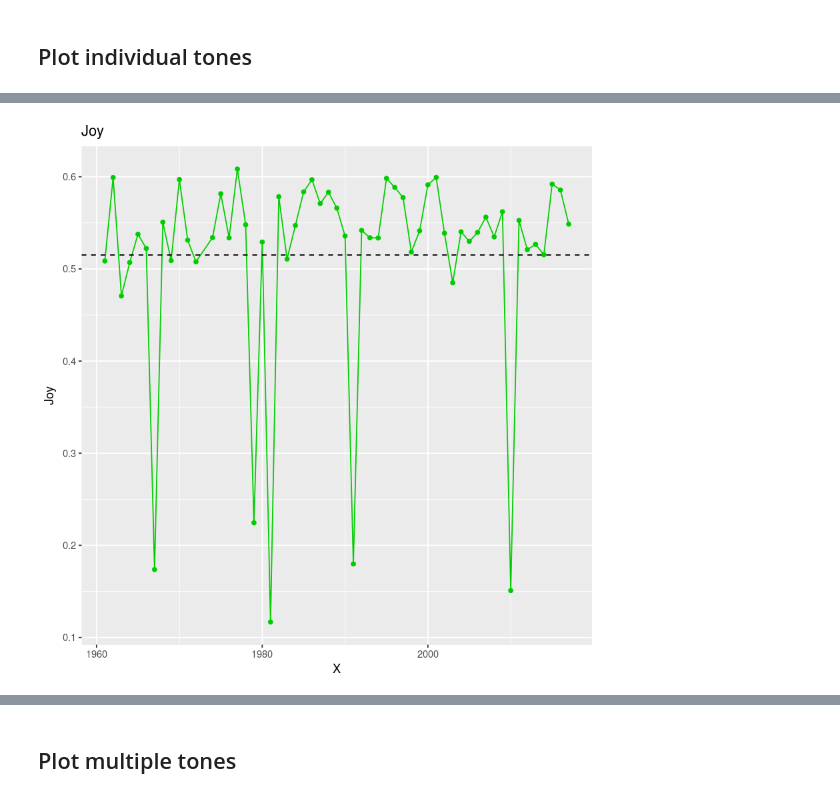
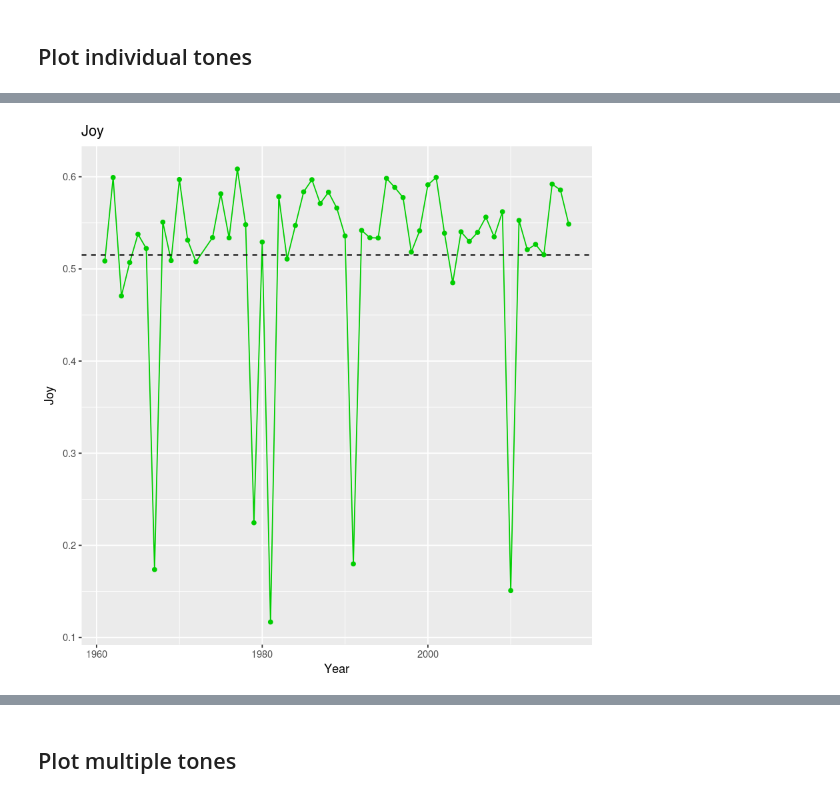
Before and after one commit to nickbuker/tone_state_of_the_unions, a Jupyter notebook: c_visualize_tones_r.ipynb, the cells around one changed output, grey strips where cells are left out. Saved outputs shown, nothing was run; the diff lists cells and outputs as text; code cells hidden in the pictures.

```diff
--- a/c_visualize_tones_r.ipynb
+++ b/c_visualize_tones_r.ipynb
@@ -34,11 +64,11 @@ ggtitle('Sadness')
 # %%
 ggplot(data = df) +
 geom_line(aes(x = X, y = Joy), color = 'green3') +
 geom_point(aes(x = X, y = Joy), color = 'green3') +
 geom_hline(yintercept = mean(df$Joy), lty = 2) +
-ggtitle('Joy')
+labs(title='Joy', x='Year')
 # %% [output]
-[figure, old version]
+[figure, new version]
 # %%
 ggplot(data = df) +
 geom_line(aes(x = X, y = Fear), color = 'purple') +
```
Also changed, not shown: parts of 14 cells of this notebook.
